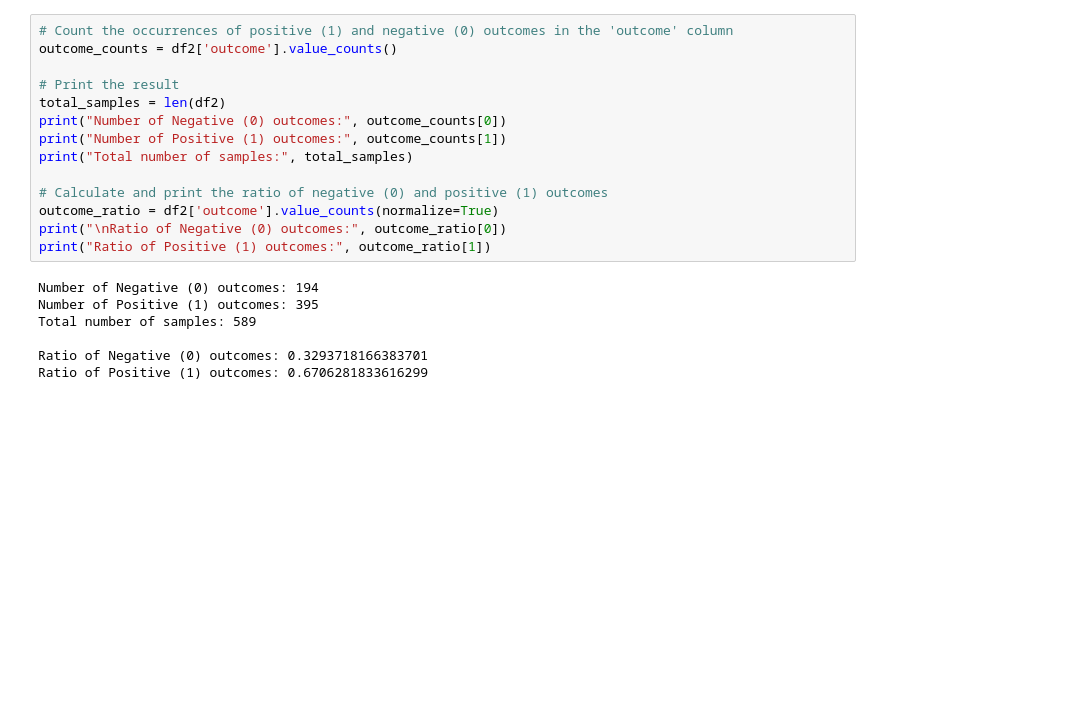
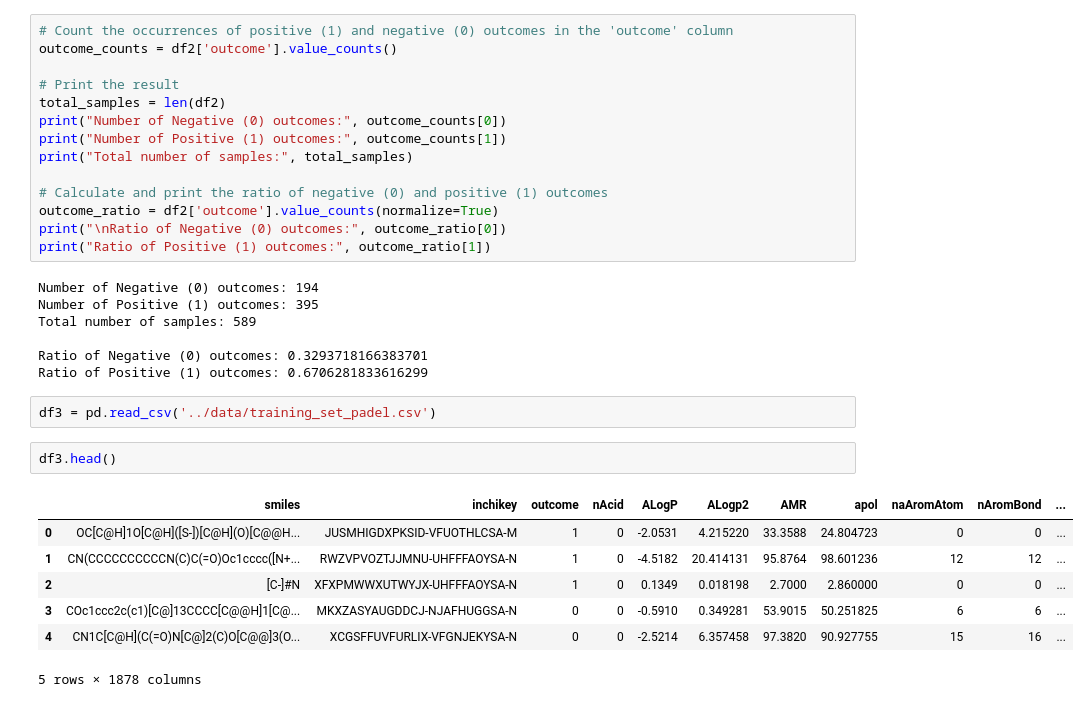
Before and after one commit to ersilia-os/eos7e3s, a Jupyter notebook: model/framework/code/00_data_processing.ipynb, the cells around one changed output. Drawn from its saved outputs; the diff is of its cells as text; blank space fills up the shorter version.

```diff
--- a/model/framework/code/00_data_processing.ipynb
+++ b/model/framework/code/00_data_processing.ipynb
@@ -90,3 +90,15 @@ Total number of samples: 589
 
 Ratio of Negative (0) outcomes: 0.3293718166383701
 Ratio of Positive (1) outcomes: 0.6706281833616299
+# %%
+df3 = pd.read_csv('../data/training_set_padel.csv')
+# %%
+df3.head()
+# %% [output]
+|  | smiles | inchikey | outcome | nAcid | ALogP | ALogp2 | AMR | apol | naAromAtom | nAromBond | ... |
+| 0 | OC[C@H]1O[C@H]([S-])[C@H](O)[C@@H... | JUSMHIGDXPKSID-VFUOTHLCSA-M | 1 | 0 | -2.0531 | 4.215220 | 33.3588 | 24.804723 | 0 | 0 | ... |
+| 1 | CN(CCCCCCCCCCN(C)C(=O)Oc1cccc([N+... | RWZVPVOZTJJMNU-UHFFFAOYSA-N | 1 | 0 | -4.5182 | 20.414131 | 95.8764 | 98.601236 | 12 | 12 | ... |
+| 2 | [C-]#N | XFXPMWWXUTWYJX-UHFFFAOYSA-N | 1 | 0 | 0.1349 | 0.018198 | 2.7000 | 2.860000 | 0 | 0 | ... |
+| 3 | COc1ccc2c(c1)[C@]13CCCC[C@@H]1[C@... | MKXZASYAUGDDCJ-NJAFHUGGSA-N | 0 | 0 | -0.5910 | 0.349281 | 53.9015 | 50.251825 | 6 | 6 | ... |
+| 4 | CN1C[C@H](C(=O)N[C@]2(C)O[C@@]3(O... | XCGSFFUVFURLIX-VFGNJEKYSA-N | 0 | 0 | -2.5214 | 6.357458 | 97.3820 | 90.927755 | 15 | 16 | ... |
+5 rows × 1878 columns
```
Also changed, not shown: 9 other files.
